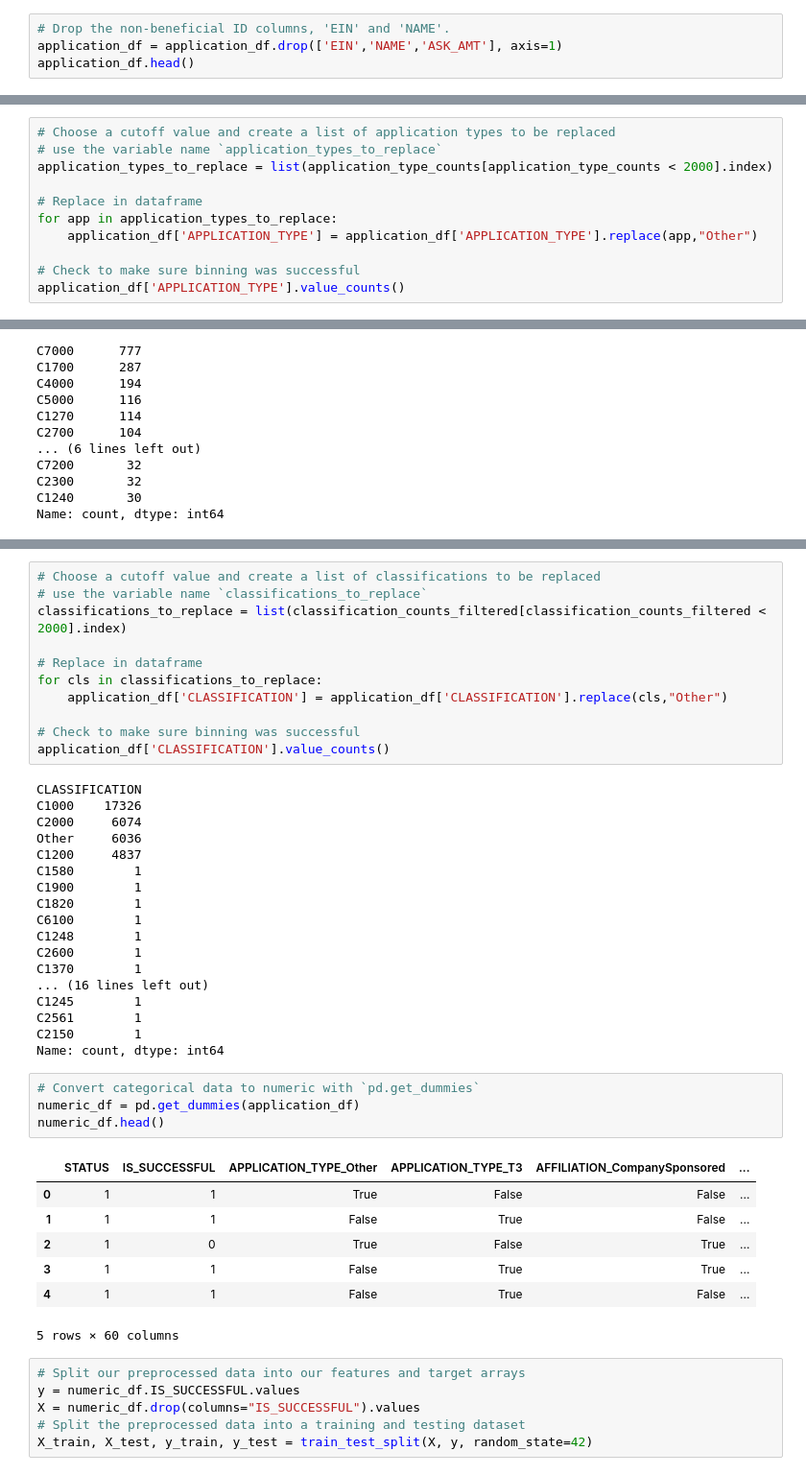
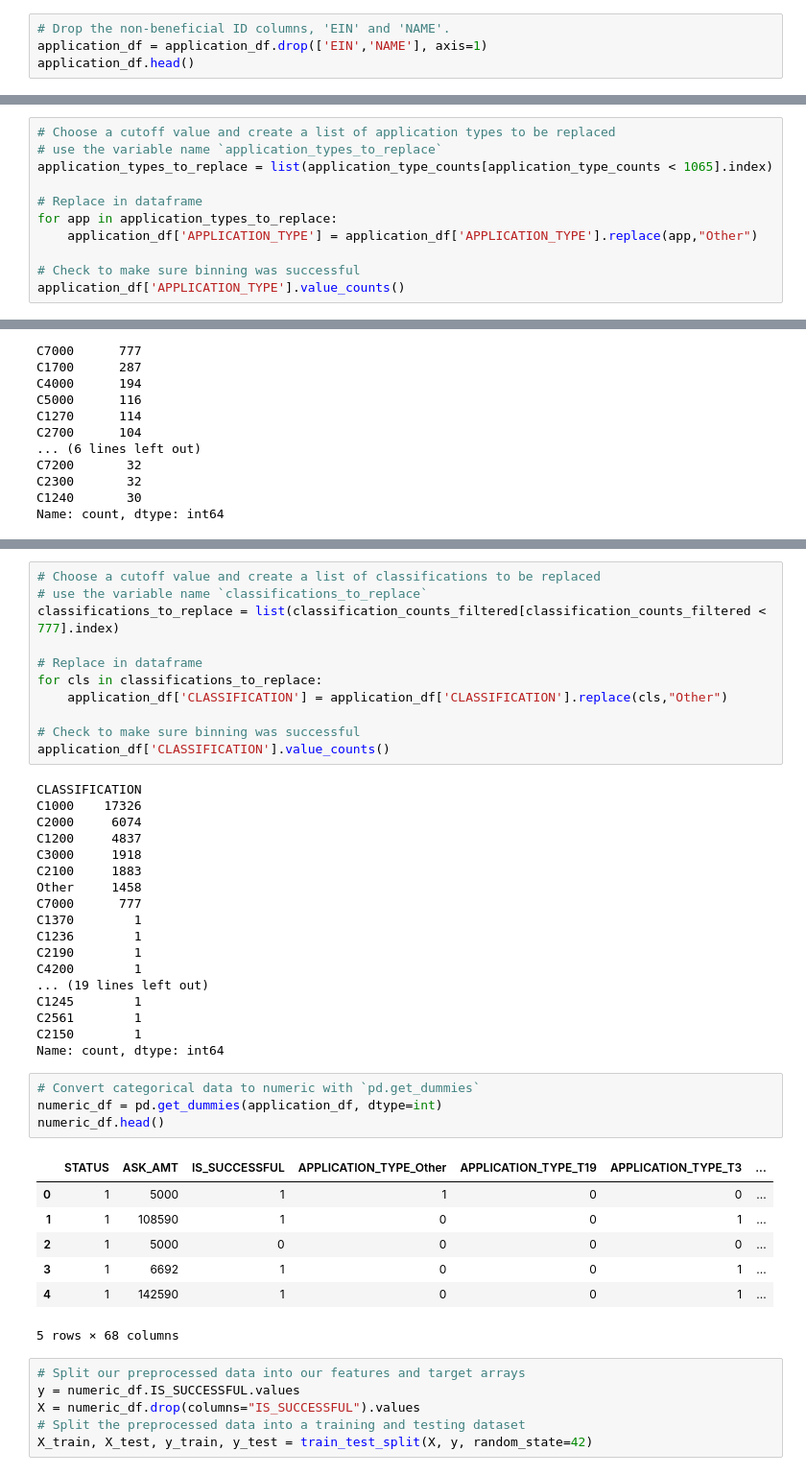
Before and after one commit to Geysha07/deep-learning-challenge, a Jupyter notebook: Starter_Code/AlphabetSoupCharity_Optimization.ipynb, the cells around one changed output, grey strips where cells are left out. Shown at 96% size. Drawn from its saved outputs; the diff is of its cells as text.

```diff
--- a/Starter_Code/AlphabetSoupCharity_Optimization.ipynb
+++ b/Starter_Code/AlphabetSoupCharity_Optimization.ipynb
@@ -19,7 +19,7 @@ WARNING:tensorflow:From c:\Users\Geysha\anaconda3\envs\dev\Lib\site-packages\ker
 | 4 | 10556103 | GENETIC RESEARCH INSTITUTE OF THE... | T3 | Independent | C1000 | Heathcare | Trust | 1 | ... |
 # %%
 # Drop the non-beneficial ID columns, 'EIN' and 'NAME'.
-application_df = application_df.drop(['EIN','NAME','ASK_AMT'], axis=1)
+application_df = application_df.drop(['EIN','NAME'], axis=1)
 application_df.head()
 # %% [output]
 |  | APPLICATION_TYPE | AFFILIATION | CLASSIFICATION | USE_CASE | ORGANIZATION | STATUS | INCOME_AMT | ... |
@@ -69,7 +70,7 @@ Name: count, dtype: int64
 # %%
 # Choose a cutoff value and create a list of application types to be replaced
 # use the variable name `application_types_to_replace`
-application_types_to_replace = list(application_type_counts[application_type_counts < 2000].index)
+application_types_to_replace = list(application_type_counts[application_type_counts < 1065].index)
 
 # Replace in dataframe
 for app in application_types_to_replace:
@@ -119,7 +134,7 @@ Name: count, dtype: int64
 # %%
 # Choose a cutoff value and create a list of classifications to be replaced
 # use the variable name `classifications_to_replace`
-classifications_to_replace = list(classification_counts_filtered[classification_counts_filtered < 2000].index)
+classifications_to_replace = list(classification_counts_filtered[classification_counts_filtered < 777].index)
 
 # Replace in dataframe
 for cls in classifications_to_replace:
@@ -131,32 +146,32 @@ application_df['CLASSIFICATION'].value_counts()
 CLASSIFICATION
 C1000    17326
 C2000     6074
-Other     6036
 C1200     4837
-C1580        1
-C1900        1
-C1820        1
-C6100        1
-C1248        1
-C2600        1
+C3000     1918
+C2100     1883
+Other     1458
+C7000      777
 C1370        1
-... (16 lines left out)
+C1236        1
+C2190        1
+C4200        1
+... (19 lines left out)
 C1245        1
 C2561        1
 C2150        1
 Name: count, dtype: int64
 # %%
 # Convert categorical data to numeric with `pd.get_dummies`
-numeric_df = pd.get_dummies(application_df)
+numeric_df = pd.get_dummies(application_df, dtype=int)
 numeric_df.head()
 # %% [output]
-|  | STATUS | IS_SUCCESSFUL | APPLICATION_TYPE_Other | APPLICATION_TYPE_T3 | AFFILIATION_CompanySponsored | ... |
-| 0 | 1 | 1 | True | False | False | ... |
-| 1 | 1 | 1 | False | True | False | ... |
-| 2 | 1 | 0 | True | False | True | ... |
-| 3 | 1 | 1 | False | True | True | ... |
-| 4 | 1 | 1 | False | True | False | ... |
+|  | STATUS | ASK_AMT | IS_SUCCESSFUL | APPLICATION_TYPE_Other | APPLICATION_TYPE_T19 | APPLICATION_TYPE_T3 | ... |
+| 0 | 1 | 5000 | 1 | 1 | 0 | 0 | ... |
+| 1 | 1 | 108590 | 1 | 0 | 0 | 1 | ... |
+| 2 | 1 | 5000 | 0 | 0 | 0 | 0 | ... |
+| 3 | 1 | 6692 | 1 | 0 | 0 | 1 | ... |
+| 4 | 1 | 142590 | 1 | 0 | 0 | 1 | ... |
-5 rows × 60 columns
+5 rows × 68 columns
 # %%
 # Split our preprocessed data into our features and target arrays
 y = numeric_df.IS_SUCCESSFUL.values
```
Also changed, not shown: parts of 12 cells of this notebook, 3 other files.
